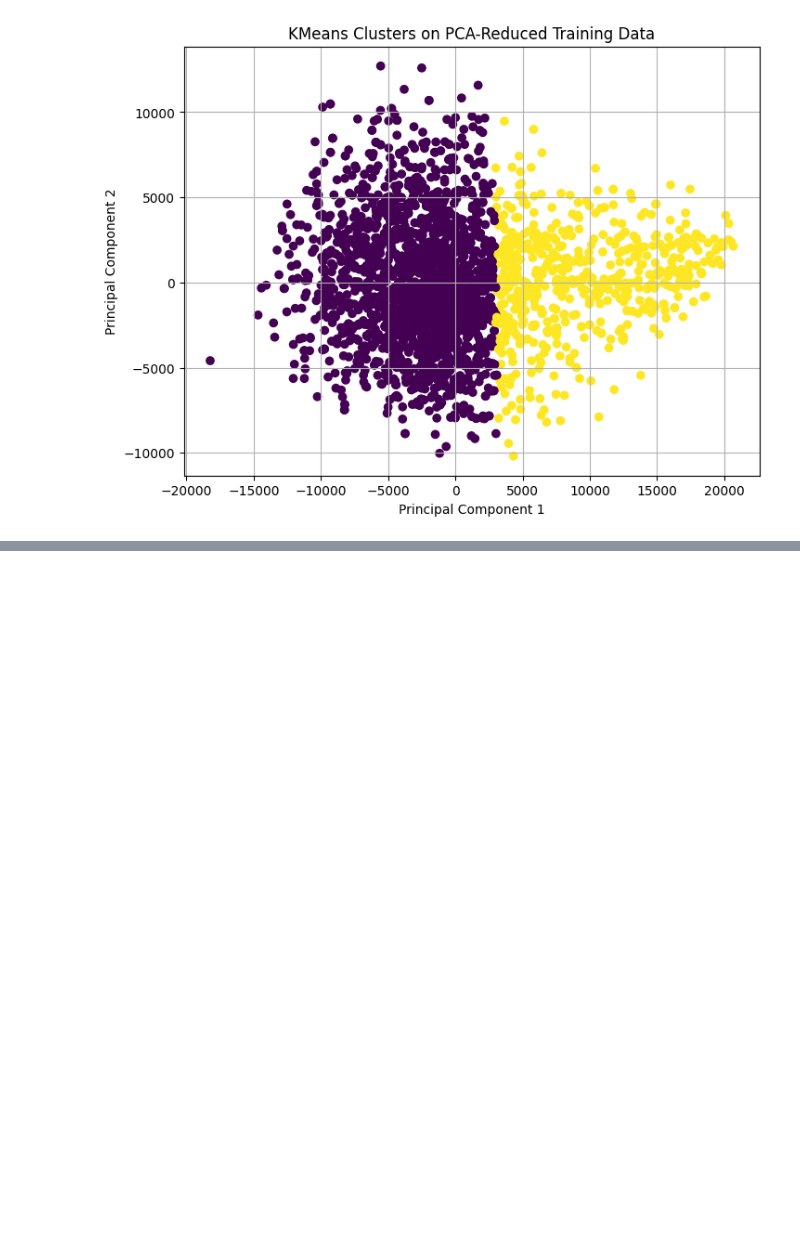
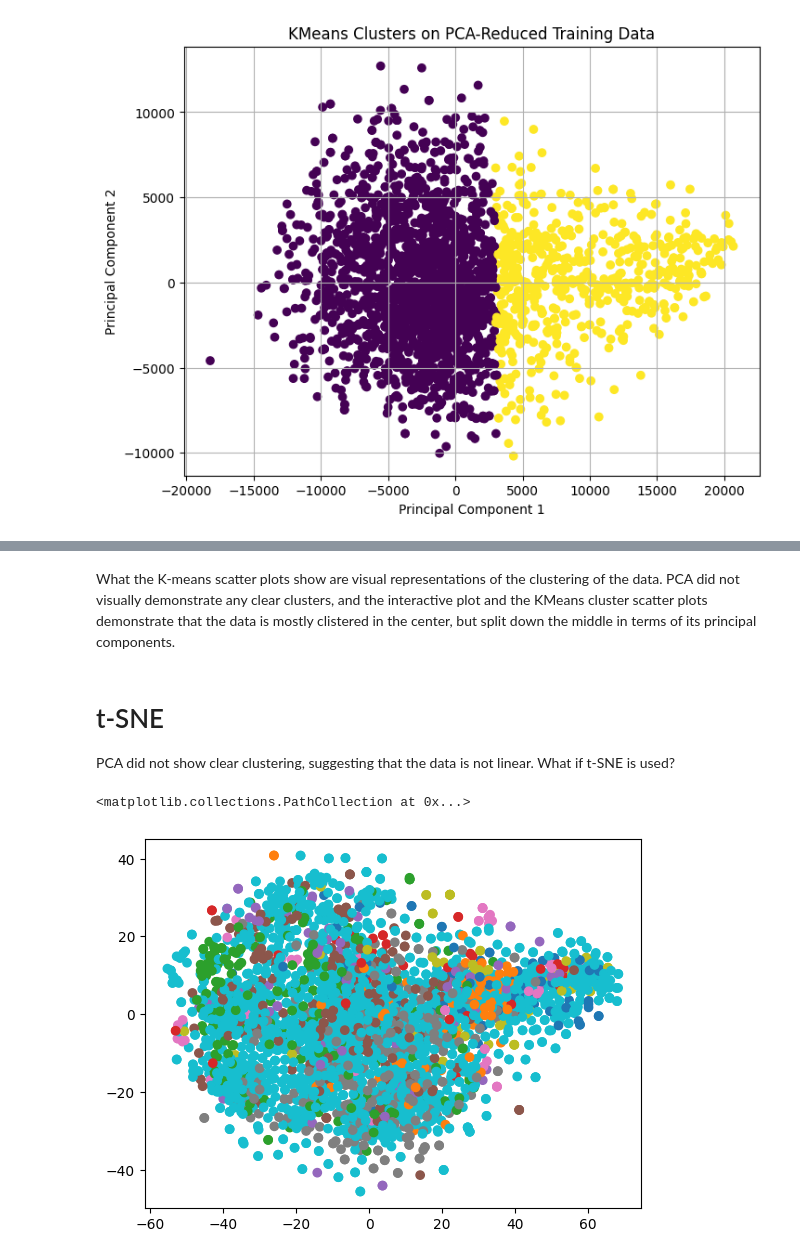
Before and after one commit to jsan712/Machine-Learning-Final-Project, a Jupyter notebook: ancient_egyptian_classification.ipynb, the cells around one changed output, grey strips where cells are left out. Drawn from its saved outputs; the diff is of its cells as text; code cells hidden in the pictures; blank space fills up the shorter version.

```diff
--- a/ancient_egyptian_classification.ipynb
+++ b/ancient_egyptian_classification.ipynb
@@ -482,0 +514,17 @@ In order to continue working on the project, the following questions need to be
+# %% [markdown]
+What the K-means scatter plots show are visual representations of the clustering of the data. PCA did not visually demonstrate any clear clusters, and the interactive plot and the KMeans cluster scatter plots demonstrate that the data is mostly clistered in the center, but split down the middle in terms of its principal components.
+# %% [markdown]
+# t-SNE
+PCA did not show clear clustering, suggesting that the data is not linear. What if t-SNE is used?
+# %%
+tsne = TSNE(n_components=2, random_state=42)
+X_tsne = tsne.fit_transform(X_train)
+# %%
+cmap = cm.get_cmap("tab20", num_colors)
+
+# Plot t-SNE results
+plt.figure()
+plt.scatter(X_tsne[:, 0], X_tsne[:, 1], c=plt.cm.tab10(y_train_int))
+# %% [output]
+<matplotlib.collections.PathCollection at 0x...>
+[figure, added]
```
Also changed, not shown: parts of 14 cells of this notebook.
